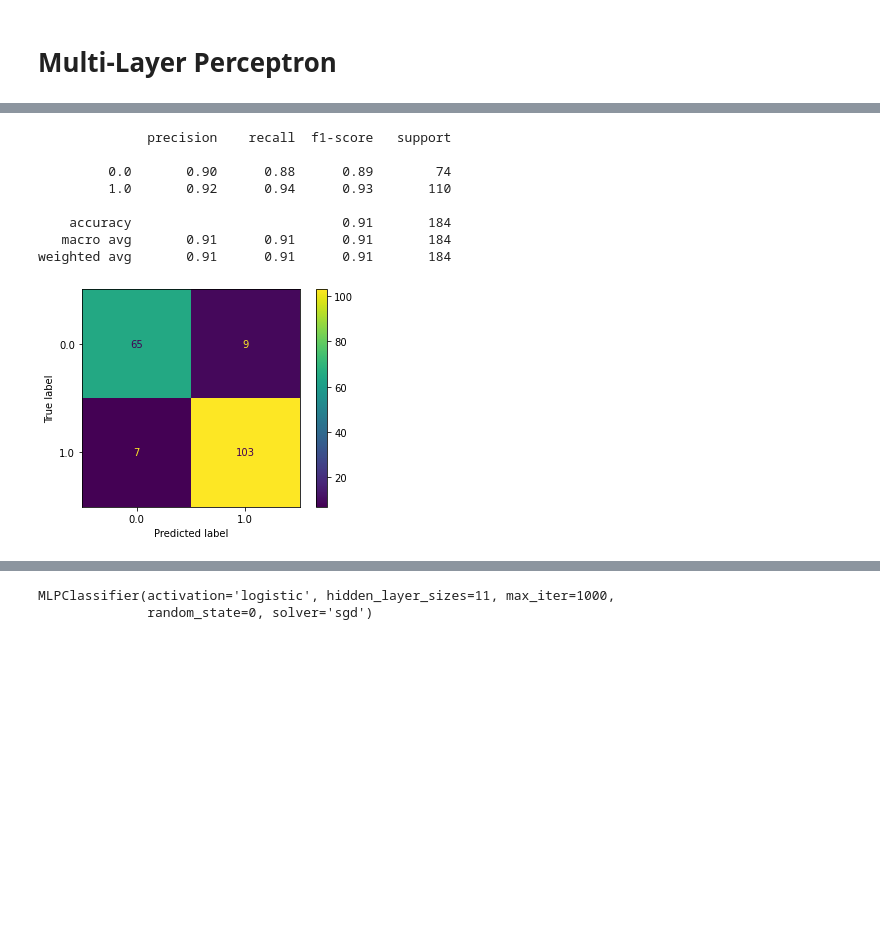
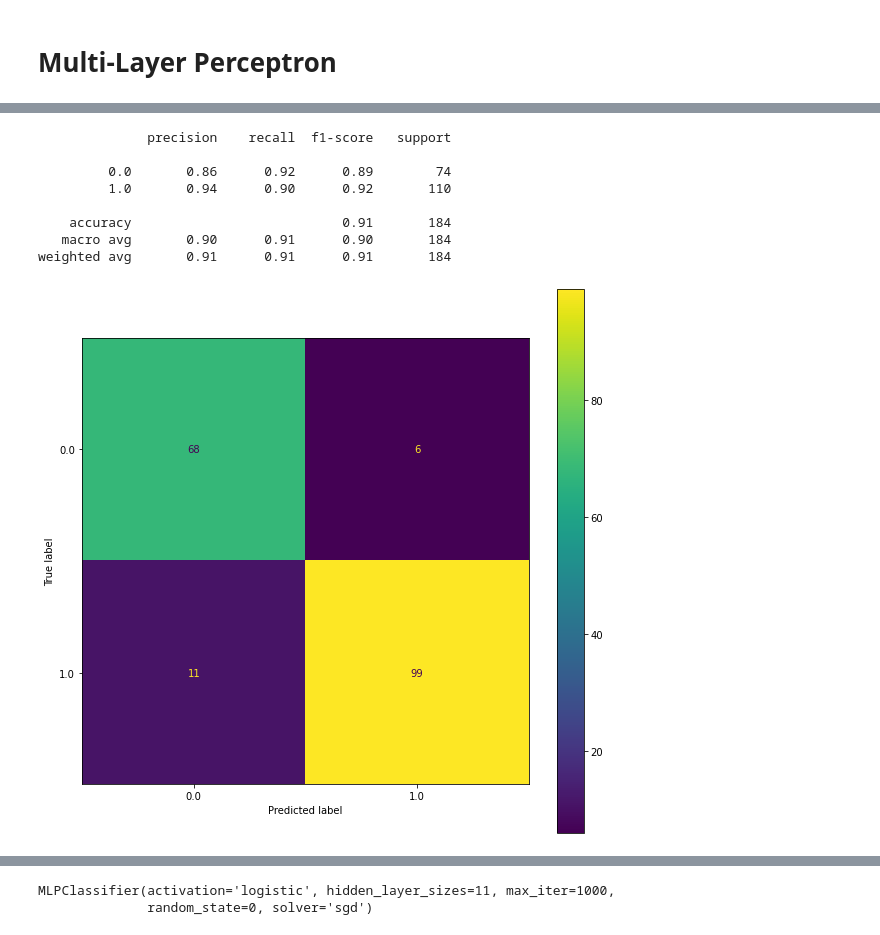
Before and after one commit to MarcheloJacome/AppTesis, a Jupyter notebook: notebook/Notebooks/TesisNotebookFinal.ipynb, the cells around one changed output, grey strips where cells are left out. Cells and saved outputs as stored; diff of their text form; code cells hidden in the pictures; blank space fills up the shorter version.

```diff
--- a/notebook/Notebooks/TesisNotebookFinal.ipynb
+++ b/notebook/Notebooks/TesisNotebookFinal.ipynb
@@ -281,7 +281,7 @@ Best: 0.864214 using {'C': 0.01, 'penalty': 'l2', 'solver': 'sag'}
 # %%
 #Creating the LogisticRegression model with the previously obtained parameters and the splitted data
 from sklearn.linear_model import LogisticRegression
-l_reg = LogisticRegression(C = 0.01, penalty='l2',solver ='sag',warm_start=True) # get instance of model
+l_reg = LogisticRegression(C = 0.01, penalty='l2',solver ='liblinear',warm_start=True) # get instance of model
 l_reg.fit(x_train, y_train) # Train/Fit model
 
 y_pred1 = l_reg.predict(x_test) # get y predictions
@@ -384,7 +384,7 @@ ValueError: 'lbfgs' solver can be used only when positive=True. Please use anoth
 # %%
 #Creating the LogisticRegression model with the previously obtained parameters and the splitted data
 from sklearn.linear_model import RidgeClassifier
-ridge_class = RidgeClassifier(alpha= 0.6, random_state= 0, solver= 'lsqr') # get instance of model
+ridge_class = RidgeClassifier(alpha= 0.1, random_state= 0, solver= 'sag') # get instance of model
 ridge_class.fit(x_train, y_train) # Train/Fit model
 #Testing the model with the classification report and confusion matrix
 y_pred2 = ridge_class.predict(x_test) # get y predictions
@@ -448,8 +448,8 @@ Best: 0.876931 using {'algorithm': 'ball_tree', 'leaf_size': 10, 'metric': 'manh
 # %%
 #Creating the KNeighborsClassifier model with the previously obtained parameters and the splitted data
 from sklearn.neighbors import KNeighborsClassifier
-k_near = KNeighborsClassifier(metric='manhattan', n_neighbors=21,
-                              weights='distance', leaf_size = 10,algorithm='ball_tree') # get instance of model
+k_near = KNeighborsClassifier(metric='manhattan', n_neighbors=15,
+                              weights='uniform', leaf_size = 10,algorithm='ball_tree') # get instance of model
 k_near.fit(x_train, y_train) # Train/Fit model
 y_pred3 = k_near.predict(x_test) # get y predictions
 #Testing the model with the classification report and confusion matrix
@@ -574,7 +574,7 @@ Best: 0.855857 using {'criterion': 'gini', 'max_depth': 4, 'max_features': 12, '
 # %%
 #Creating the DecisionTreeClassifier model with the previously obtained parameters and the splitted data
 from sklearn.tree import DecisionTreeClassifier
-dec_tree = DecisionTreeClassifier(criterion= 'gini', max_depth= 4, max_features= 12, splitter='best') # get instance of model
+dec_tree = DecisionTreeClassifier(criterion= 'entropy', max_depth= 4, max_features= 8, splitter='random') # get instance of model
 dec_tree.fit(x_train, y_train) # Train/Fit model
 y_pred5 = dec_tree.predict(x_test) # get y predictions
 #Testing the model with the classification report and confusion matrix
@@ -642,26 +643,26 @@ Best: 0.870035 using {'activation': 'logistic', 'hidden_layer_sizes': 11, 'learn
 # %%
 #Creating the MLPClassifier model with the previously obtained parameters and the splitted data
 from sklearn.neural_network import MLPClassifier
-mlp = MLPClassifier(activation= 'logistic', hidden_layer_sizes= 11, max_iter= 1000, random_state= 0, solver= 'sgd',
+mlp = MLPClassifier(activation= 'relu', hidden_layer_sizes= 10, max_iter= 1000, random_state= 0, solver= 'sgd',
                    learning_rate = 'constant') # get instance of model
 mlp.fit(x_train, y_train) # Train/Fit model
 y_pred6 = mlp.predict(x_test) # get y predictions
 #Testing the model with the classification report and confusion matrix
 print(classification_report(y_test, y_pred6)) # output accuracy
 cm_mlp = confusion_matrix(y_test, y_pred6, labels=mlp.classes_)
 disp_mlp = ConfusionMatrixDisplay(confusion_matrix=cm_mlp,display_labels=mlp.classes_)
 disp_mlp.plot()
 plt.show()
 # %% [output]
               precision    recall  f1-score   support
 
-         0.0       0.90      0.88      0.89        74
-         1.0       0.92      0.94      0.93       110
+         0.0       0.86      0.92      0.89        74
+         1.0       0.94      0.90      0.92       110
 
     accuracy                           0.91       184
-   macro avg       0.91      0.91      0.91       184
+   macro avg       0.90      0.91      0.90       184
 weighted avg       0.91      0.91      0.91       184
-[figure, old version]
+[figure, new version]
 # %%
 #Getting all the parameters of the mlp model
 mlp.get_params()
```
Also changed, not shown: parts of 38 cells of this notebook, 20 other files.
